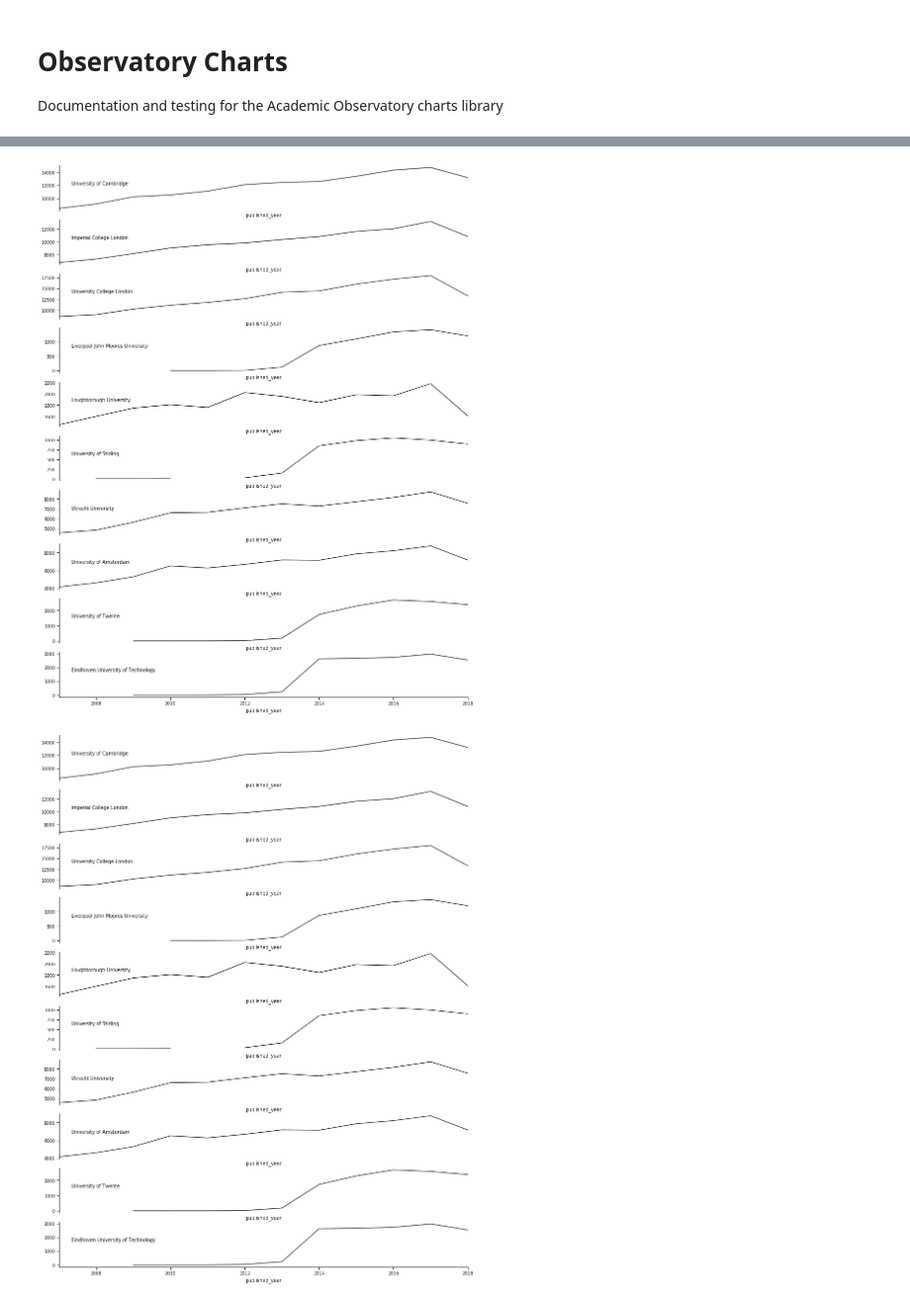
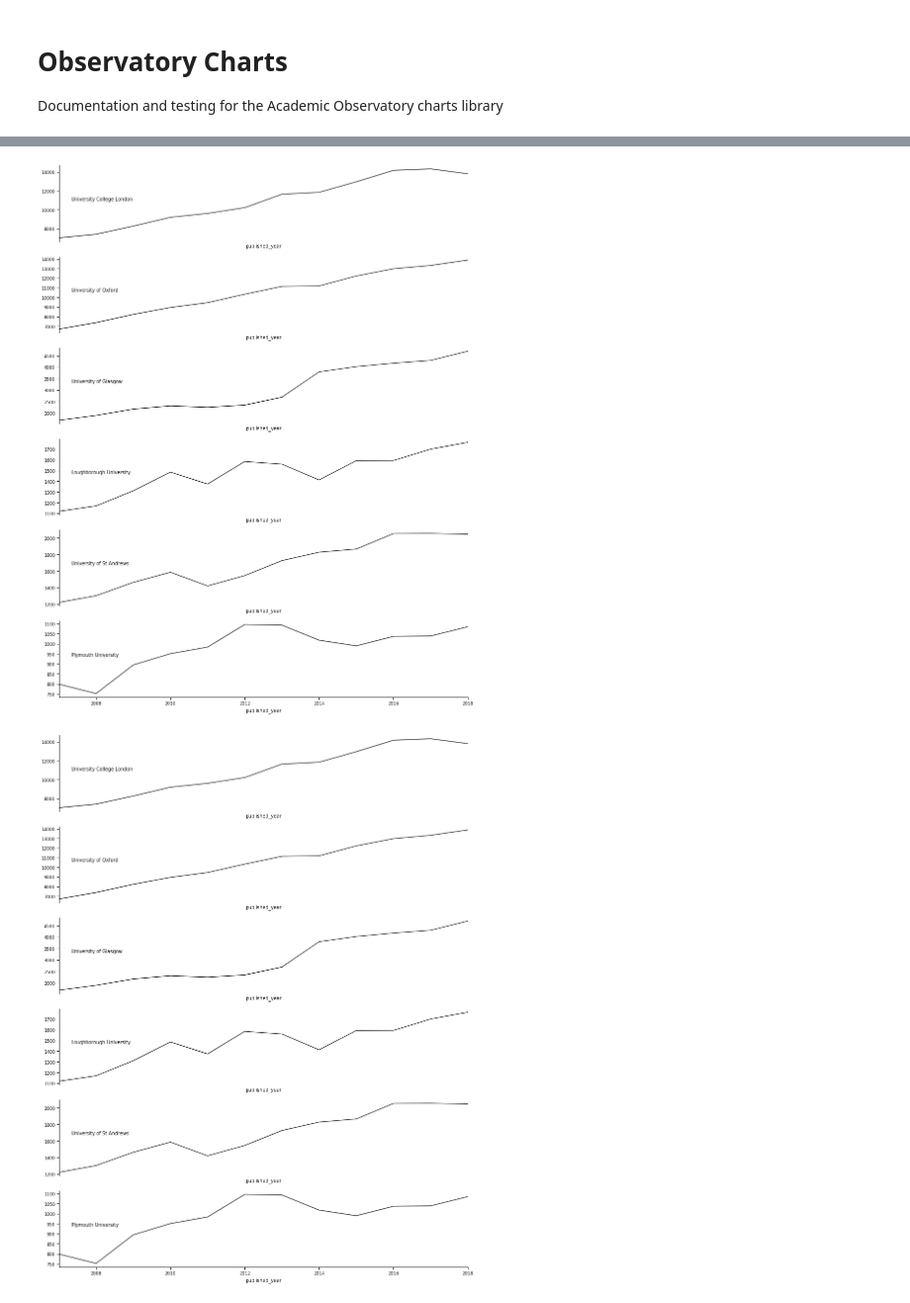
Before and after one commit to The-Academic-Observatory/observatory-platform, a Jupyter notebook: academic_observatory/analysis/Observatory Charts.ipynb, the cells around one changed output, grey strips where cells are left out. Shown at 99% size. Drawn from its saved outputs; the diff is of its cells as text; code cells hidden in the pictures.

```diff
--- a/academic_observatory/analysis/Observatory Charts.ipynb
+++ b/academic_observatory/analysis/Observatory Charts.ipynb
@@ -139,35 +145,52 @@ t.plot(xticks=[2010,2015], figsize=(3,10))
 # %%
+##BROKEN##
+
 params = [
             {
             'chart_class': TimePlot,
             'year_range': (2007,2019),
-            'unis': ['grid.5335.0','grid.7445.2','grid.83440.3b', 'grid.4425.7',
-              'grid.6571.5','grid.11918.30','grid.5477.1', 'grid.7177.6',
-              'grid.6214.1','grid.6852.9'],
+            'unis': [
+                'grid.83440.3b', # University College London
+                'grid.4991.5', # University of Oxford
+                'grid.8756.c', # University of Glasgow
+                'grid.6571.5', # Loughborough University
+                'grid.11914.3c', # University of St Andrews
+                'grid.11201.33', #Plymouth University
+                    ],
             'plot_column': 'percent_gold'
             },
             {
             'chart_class': TimePlot,
             'year_range': (2007,2019),
-            'unis': ['grid.5335.0','grid.7445.2','grid.83440.3b', 'grid.4425.7',
-              'grid.6571.5','grid.11918.30','grid.5477.1', 'grid.7177.6',
-              'grid.6214.1','grid.6852.9'],
+            'unis': [
+                'grid.83440.3b', # University College London
+                'grid.4991.5', # University of Oxford
+                'grid.8756.c', # University of Glasgow
+                'grid.6571.5', # Loughborough University
+                'grid.11914.3c', # University of St Andrews
+                'grid.11201.33', #Plymouth University
+                    ],
             'plot_column': 'percent_green'
             },
             {
             'chart_class': TimePlot,
             'year_range': (2007,2019),
-            'unis': ['grid.5335.0','grid.7445.2','grid.83440.3b', 'grid.4425.7',
-              'grid.6571.5','grid.11918.30','grid.5477.1', 'grid.7177.6',
-              'grid.6214.1','grid.6852.9'],
+            'unis': [
+                'grid.83440.3b', # University College London
+                'grid.4991.5', # University of Oxford
+                'grid.8756.c', # University of Glasgow
+                'grid.6571.5', # Loughborough University
+                'grid.11914.3c', # University of St Andrews
+                'grid.11201.33', #Plymouth University
+                    ],
             'plot_column': 'total'
             }
 ]
 
 tp = Layout(test_data, params)
 tp.process_data()
 tp.plot(wspace=1.36)
 # %% [output]
-[figure, old version]
+[figure, new version]
-[figure, old version]
+[figure, new version]
 # %%
```
Also changed, not shown: parts of 21 cells of this notebook, 1 other file.
